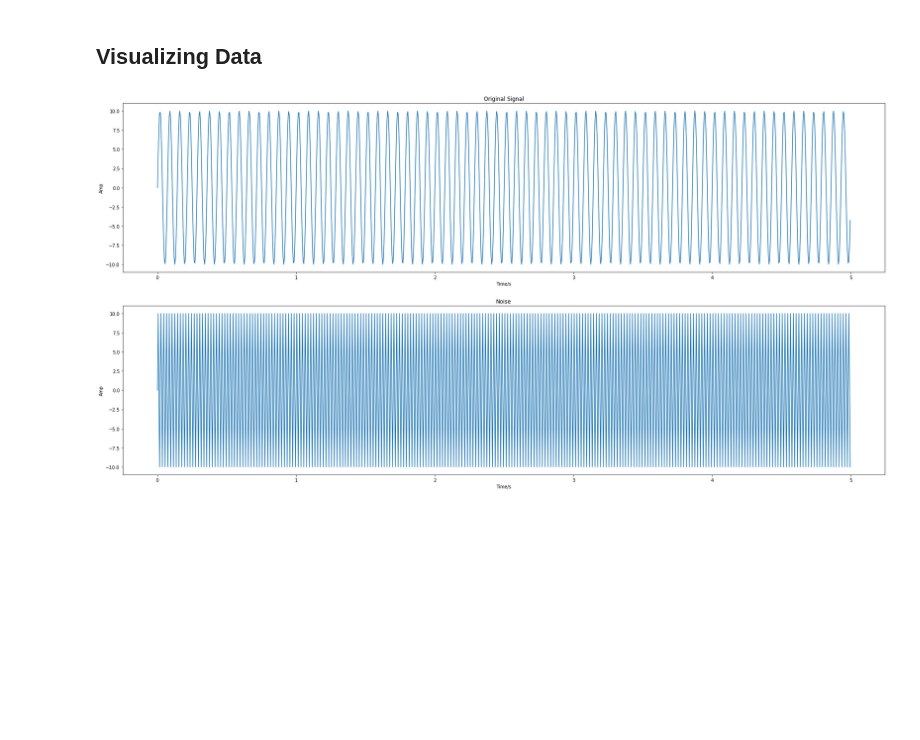
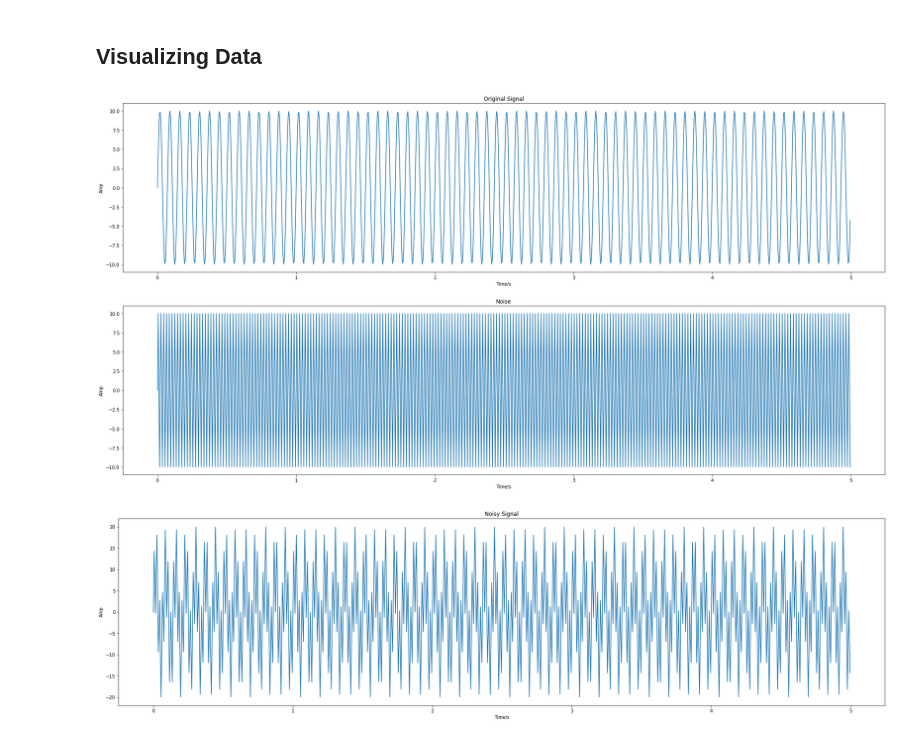
Before and after one commit to ZJTAN97/FilterSignalsProject, a Jupyter notebook: Training/learning.ipynb, the cells around one changed output. Cells and saved outputs as stored; diff of their text form; code cells hidden in the pictures; blank space fills up the shorter version.

```diff
--- a/learning.ipynb
+++ b/Training/learning.ipynb
@@ -18,23 +18,38 @@ dict_keys(['signal', 'noise', 'noisy_sine_one', 'noisy_sine_two', 'sampling_freq
 # %%
 fig, (ax1, ax2) = plt.subplots(2, 1, figsize=(30,15))
 
 time = np.arange(len(data['signal']))
 time = time / data['sampling_freq_Hz']
 
 ax1.plot(time, data['signal'])
 ax1.set(
     xlabel = 'Time/s',
     ylabel = 'Amp',
     title = 'Original Signal'
 )
 
 ax2.plot(time, data['noise'])
 ax2.set(
     xlabel = 'Time/s',
     ylabel = 'Amp',
     title = 'Noise'
 )
 
 plt.show()
+
+noisy_signal = data['signal'] + data['noise']
+data['noisy_signal'] = noisy_signal
+
+fig, ax = plt.subplots(figsize=(30, 7.5))
+
+ax.plot(time, noisy_signal)
+ax.set(
+    xlabel = 'Time/s',
+    ylabel = 'Amp',
+    title = 'Noisy Signal',
+)
+
+plt.show()
 # %% [output]
 [figure]
+[figure, added]
```
Also changed, not shown: parts of 2 cells of this notebook, 5 other files.
